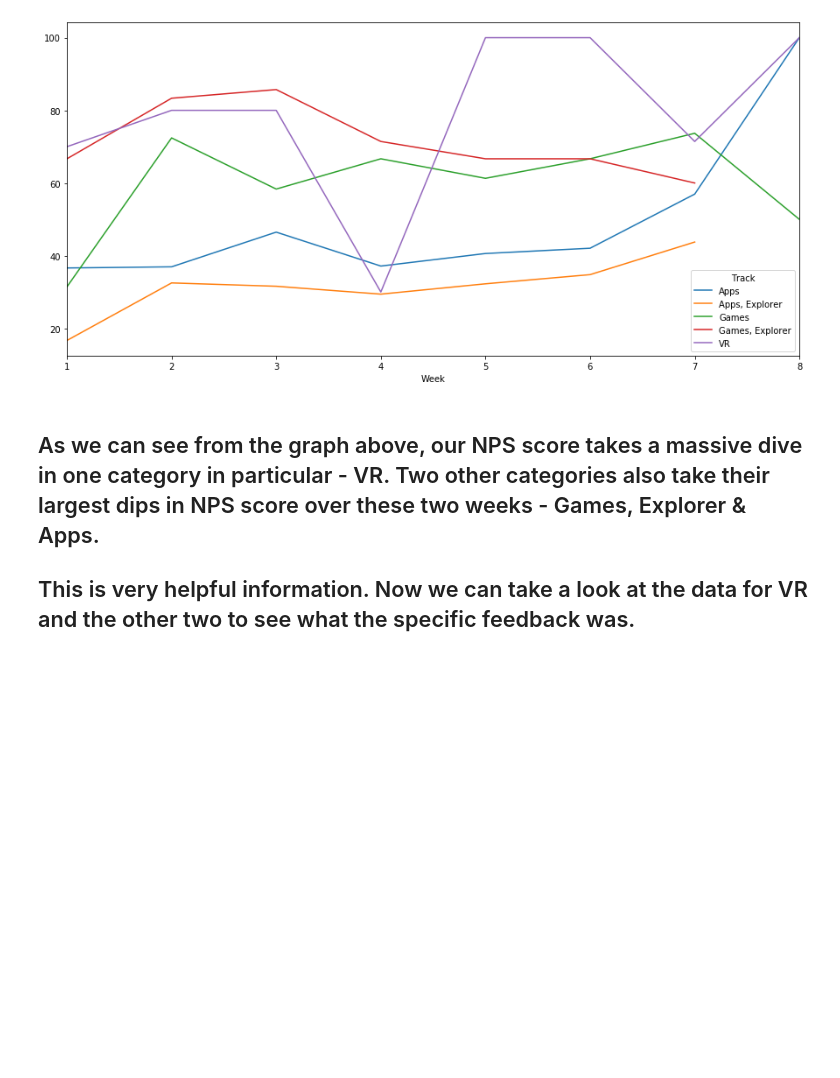
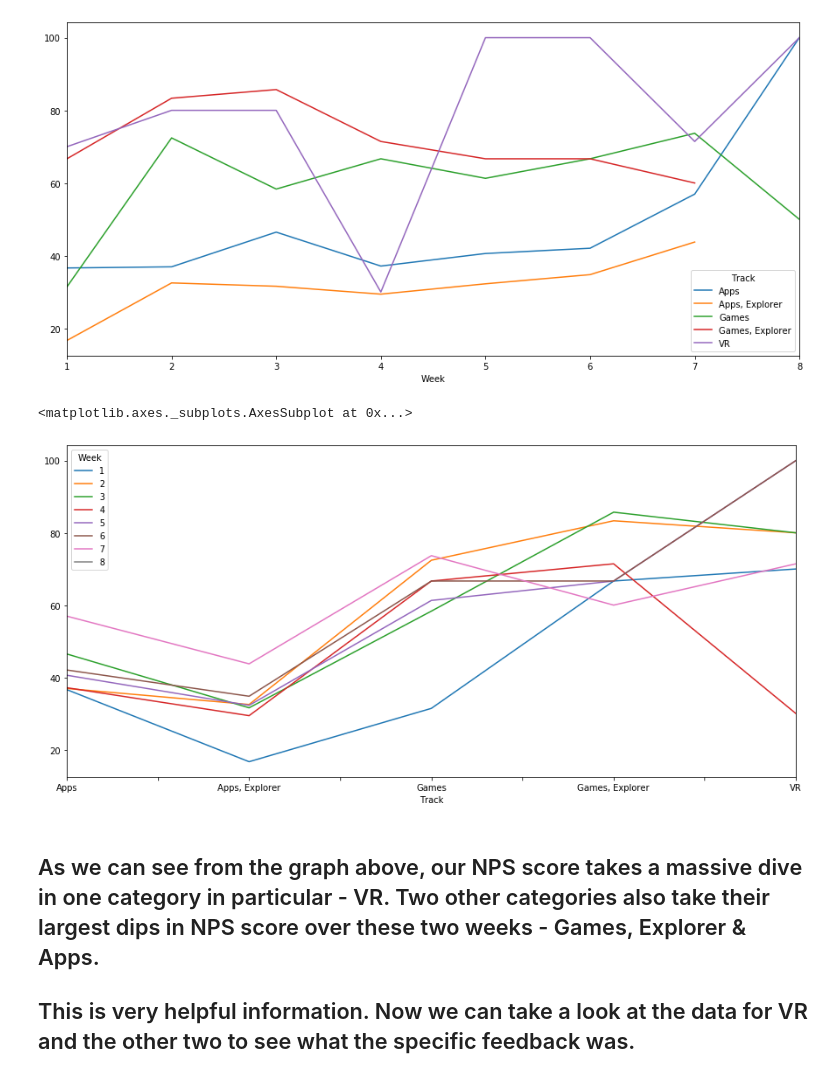
Before and after one commit to SamirIngley/NPS-Feedback, a Jupyter notebook: Midterm _NPS.ipynb, the cells around one changed output. Saved outputs shown, nothing was run; the diff lists cells and outputs as text; code cells hidden in the pictures; blank space fills up the shorter version.

Commit message:
both graphs

```diff
--- a/Midterm _NPS.ipynb
+++ b/Midterm _NPS.ipynb
@@ -547,6 +547,16 @@ week_tracks_nps.unstack().plot(ax=ax)
 # %% [output]
 <matplotlib.axes._subplots.AxesSubplot at 0x...>
 [figure]
+# %%
+# Flipped track and week
+week_tracks = df.groupby(['Track', 'Week'])['Category']
+week_tracks_nps = week_tracks.apply(calc_nps)
+
+fig, ax = plt.subplots(figsize=(15,7))
+week_tracks_nps.unstack().plot(ax=ax)
+# %% [output]
+<matplotlib.axes._subplots.AxesSubplot at 0x...>
+[figure, added]
 # %% [markdown]
 ## As we can see from the graph above, our NPS score takes a massive dive in one category in particular - VR. Two other categories also take their largest dips in NPS score over these two weeks - Games, Explorer & Apps.
 
```
Also changed, not shown: parts of 6 cells of this notebook.
